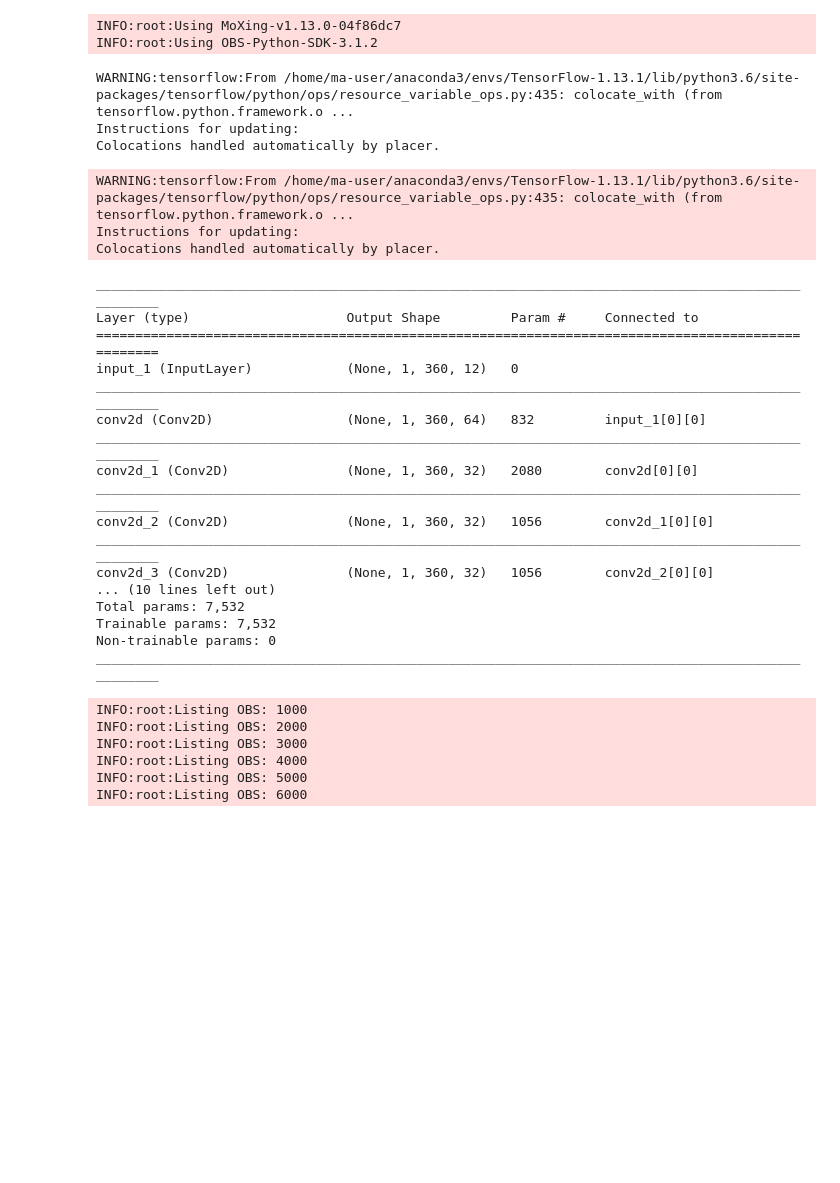
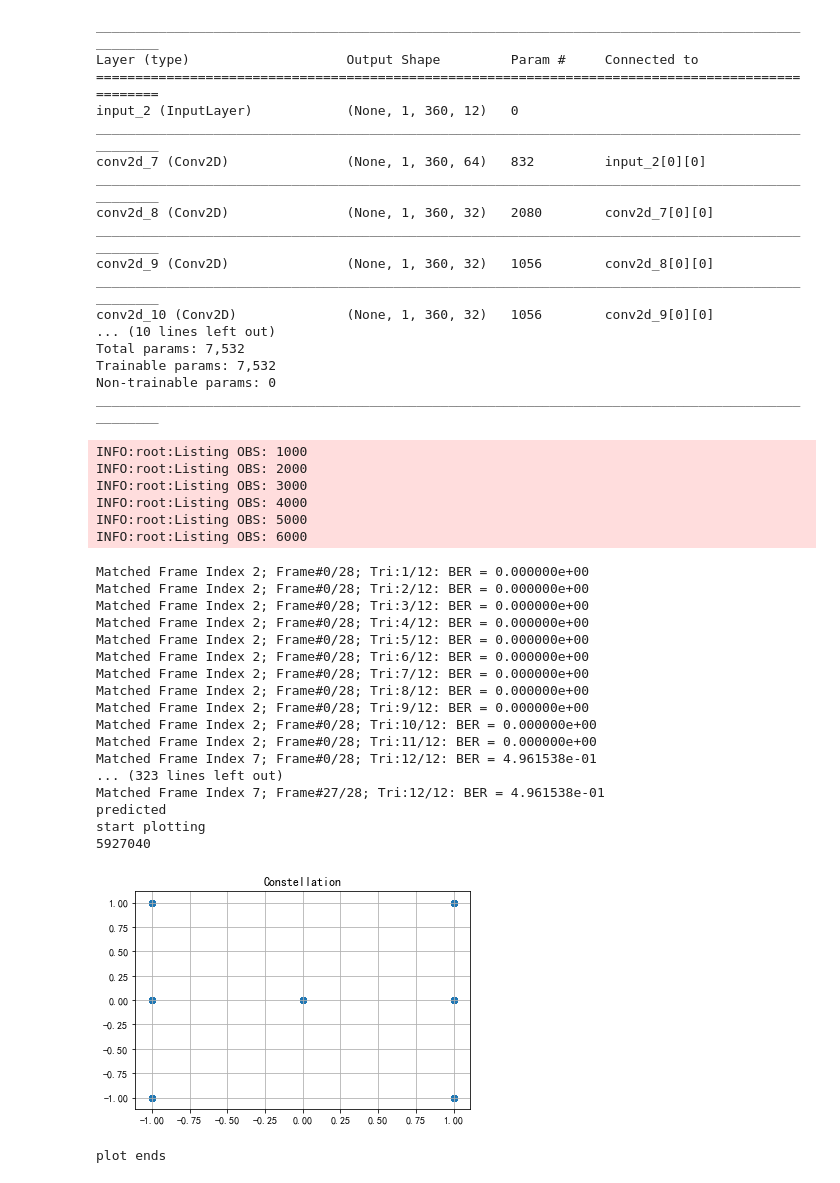
Before and after one commit to caffery-chen/vdsr_tf_keras, a Jupyter notebook: fmf_main.ipynb, the cells around one changed output. Drawn from its saved outputs; the diff is of its cells as text; code cells hidden in the pictures; blank space fills up the shorter version.

Commit message:
fixed running new frame data

```diff
--- a/fmf_main.ipynb
+++ b/fmf_main.ipynb
@@ -42,36 +25,47 @@ INFO:root:Listing OBS: 6000
 # %%
 %matplotlib inline
 from main_1Ch import *
-model_validation(data_path = r's3://obs-fmf-eq/frame_data', chkpt_path =  r's3://obs-fmf-eq/model/08-24/cp-2000.ckpt', frame_idx = [4])
+model_validation(data_path = r's3://obs-fmf-eq/frame_data', chkpt_path =  r's3://obs-fmf-eq/model/08-24/cp-2000.ckpt', frame_idx = [3])
 # %% [output]
-INFO:root:Using MoXing-v1.13.0-04f86dc7
-INFO:root:Using OBS-Python-SDK-3.1.2
+__________________________________________________________________________________________________
+Layer (type)                    Output Shape         Param #     Connected to
+==================================================================================================
+input_2 (InputLayer)            (None, 1, 360, 12)   0
+__________________________________________________________________________________________________
+conv2d_7 (Conv2D)               (None, 1, 360, 64)   832         input_2[0][0]
+__________________________________________________________________________________________________
+conv2d_8 (Conv2D)               (None, 1, 360, 32)   2080        conv2d_7[0][0]
+__________________________________________________________________________________________________
+conv2d_9 (Conv2D)               (None, 1, 360, 32)   1056        conv2d_8[0][0]
+__________________________________________________________________________________________________
+conv2d_10 (Conv2D)              (None, 1, 360, 32)   1056        conv2d_9[0][0]
+... (10 lines left out)
+Total params: 7,532
+Trainable params: 7,532
+Non-trainable params: 0
+__________________________________________________________________________________________________
-WARNING:tensorflow:From /home/ma-user/anaconda3/envs/TensorFlow-1.13.1/lib/python3.6/site-packages/tensorflow/python/ops/resource_variable_ops.py:435: colocate_with (from tensorflow.python.framework.o ...
-Instructions for updating:
-Colocations handled automatically by placer.
+INFO:root:Listing OBS: 1000
+INFO:root:Listing OBS: 2000
+INFO:root:Listing OBS: 3000
+INFO:root:Listing OBS: 4000
+INFO:root:Listing OBS: 5000
+INFO:root:Listing OBS: 6000
-WARNING:tensorflow:From /home/ma-user/anaconda3/envs/TensorFlow-1.13.1/lib/python3.6/site-packages/tensorflow/python/ops/resource_variable_ops.py:435: colocate_with (from tensorflow.python.framework.o ...
-Instructions for updating:
-Colocations handled automatically by placer.
+Matched Frame Index 2; Frame#0/28; Tri:1/12: BER = 0.000000e+00
+Matched Frame Index 2; Frame#0/28; Tri:2/12: BER = 0.000000e+00
+Matched Frame Index 2; Frame#0/28; Tri:3/12: BER = 0.000000e+00
+Matched Frame Index 2; Frame#0/28; Tri:4/12: BER = 0.000000e+00
+Matched Frame Index 2; Frame#0/28; Tri:5/12: BER = 0.000000e+00
+Matched Frame Index 2; Frame#0/28; Tri:6/12: BER = 0.000000e+00
+Matched Frame Index 2; Frame#0/28; Tri:7/12: BER = 0.000000e+00
+Matched Frame Index 2; Frame#0/28; Tri:8/12: BER = 0.000000e+00
+Matched Frame Index 2; Frame#0/28; Tri:9/12: BER = 0.000000e+00
+Matched Frame Index 2; Frame#0/28; Tri:10/12: BER = 0.000000e+00
+Matched Frame Index 2; Frame#0/28; Tri:11/12: BER = 0.000000e+00
+Matched Frame Index 7; Frame#0/28; Tri:12/12: BER = 4.961538e-01
+... (323 lines left out)
+Matched Frame Index 7; Frame#27/28; Tri:12/12: BER = 4.961538e-01
+predicted
+start plotting
+5927040
+[figure, added]
-__________________________________________________________________________________________________
-Layer (type)                    Output Shape         Param #     Connected to
-==================================================================================================
-input_1 (InputLayer)            (None, 1, 360, 12)   0
-__________________________________________________________________________________________________
-conv2d (Conv2D)                 (None, 1, 360, 64)   832         input_1[0][0]
-__________________________________________________________________________________________________
-conv2d_1 (Conv2D)               (None, 1, 360, 32)   2080        conv2d[0][0]
-__________________________________________________________________________________________________
-conv2d_2 (Conv2D)               (None, 1, 360, 32)   1056        conv2d_1[0][0]
-__________________________________________________________________________________________________
-conv2d_3 (Conv2D)               (None, 1, 360, 32)   1056        conv2d_2[0][0]
-... (10 lines left out)
-Total params: 7,532
-Trainable params: 7,532
-Non-trainable params: 0
-__________________________________________________________________________________________________
+plot ends
-INFO:root:Listing OBS: 1000
-INFO:root:Listing OBS: 2000
-INFO:root:Listing OBS: 3000
-INFO:root:Listing OBS: 4000
-INFO:root:Listing OBS: 5000
-INFO:root:Listing OBS: 6000
```
Also changed, not shown: parts of 3 cells of this notebook, 2 other files.
